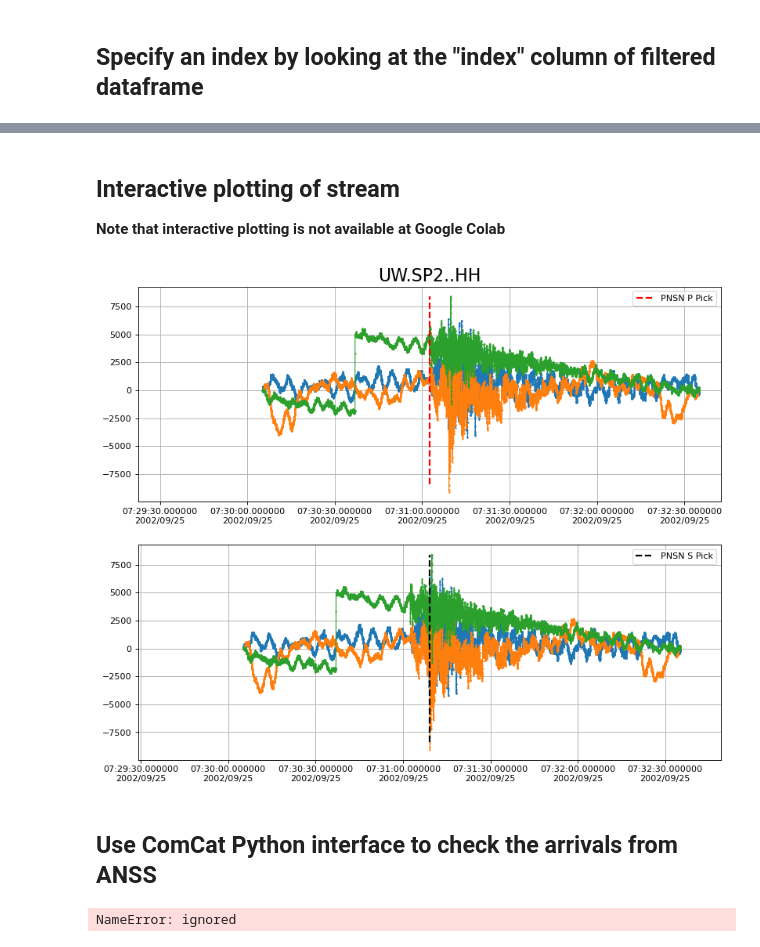
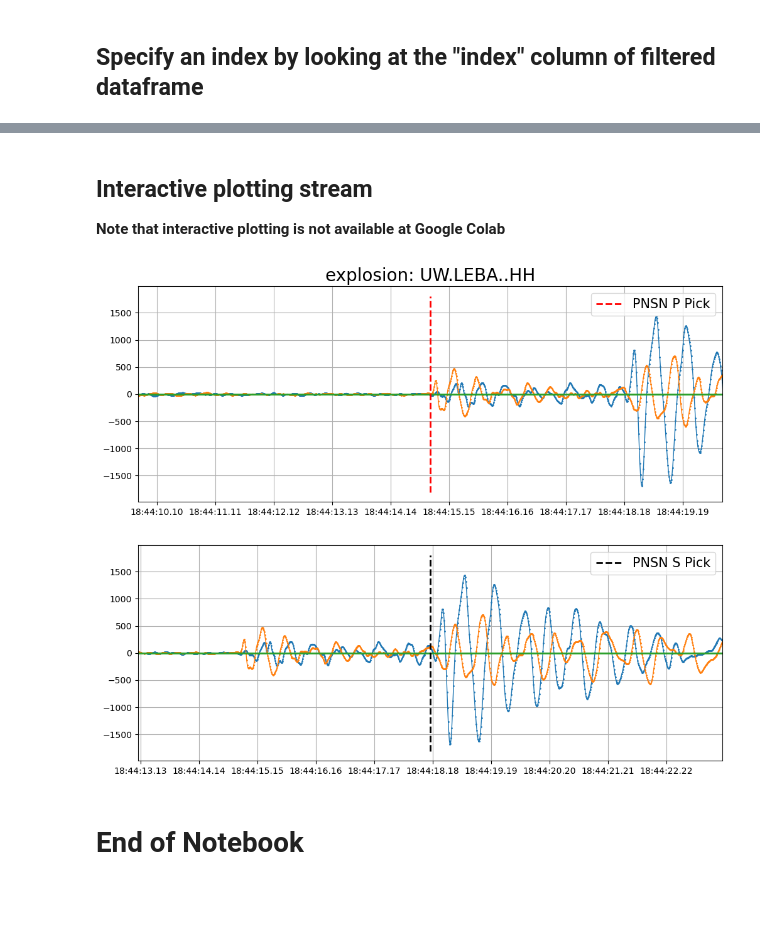
Before and after one commit to niyiyu/PNW-ML, a Jupyter notebook: notebooks/inspect_pnw_dataset.ipynb, the cells around one changed output, grey strips where cells are left out. Cells and saved outputs as stored; diff of their text form; code cells hidden in the pictures; blank space fills up the shorter version.

Commit message:
update notebook checking pnw dataset

```diff
--- a/notebooks/inspect_pnw_dataset.ipynb
+++ b/notebooks/inspect_pnw_dataset.ipynb
@@ -133,0 +113,3 @@ df
+# %%
+f = h5py.File("./microPNW_waveforms.hdf5", "r")
+df = pd.read_csv("./microPNW_metadata.csv")
@@ -173,3 +172,3 @@ IndexError: single positional indexer is out-of-bounds
 # %% [markdown]
-## Interactive plotting of stream
+## Interactive plotting stream
 **Note that interactive plotting is not available at Google Colab**
@@ -178,18 +175,10 @@ i = 0
 # %%
 # %matplotlib notebook
-i += 1
+i = 10
 
-# index = np.random.randint(i)
-
-interactive_plotting(df, i, seconds_before = 100, seconds_after = 100)
+interactive_plotting(df, i, seconds_before = 5, seconds_after = 5,
+                     apply_filter = 'bandpass', freqmax = 10, freqmin = 1)
 # %% [output]
-[figure, old version]
+[figure, new version]
-# %% [markdown]
-## Use ComCat Python interface to check the arrivals from ANSS
-# %%
-source_id = df.iloc[index]['source_id']
-detail = get_event_by_id(source_id, includesuperseded=False)
-df_cc = get_phase_dataframe(detail, catalog='uw')
-df_cc[df_cc['Channel'].str.contains(df.iloc[index]['station_code'])]
-# %% [output]
-NameError: ignored
+# %% [markdown]
+# End of Notebook
```
Also changed, not shown: parts of 12 cells of this notebook.
